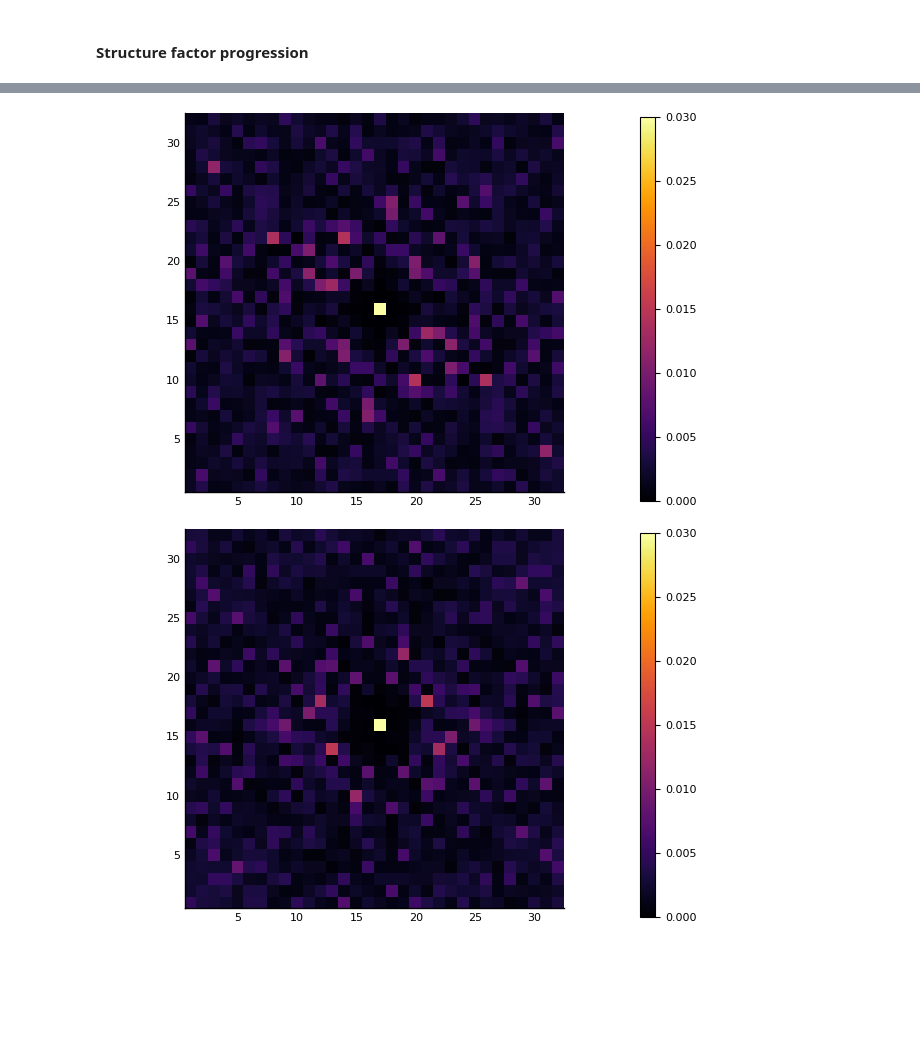
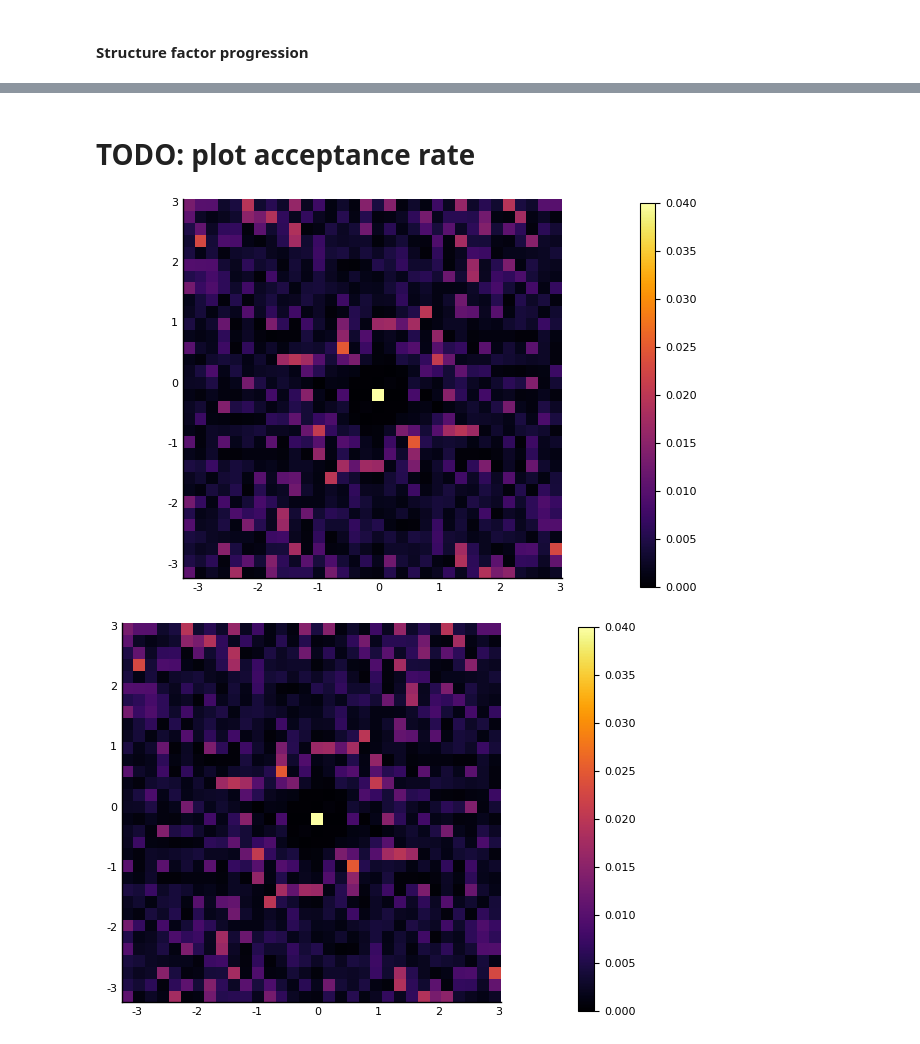
Before and after one commit to 9cco/finite-temp-vortex-lattice, a Jupyter notebook: Notebooks/Script postprocessing - Grid paralellization.ipynb, the cells around one changed output, grey strips where cells are left out. Saved outputs shown, nothing was run; the diff lists cells and outputs as text; code cells hidden in the pictures; blank space fills up the shorter version.

```diff
--- a/Notebooks/Script postprocessing - Grid paralellization.ipynb
+++ b/Notebooks/Script postprocessing - Grid paralellization.ipynb
@@ -188,6 +205,9 @@ vo_di = JLD.load("vorticity.jld")
 S⁺_by_T = vo_di["sp"];
 println("Measures $(length(S⁺_by_T[1]))")
 println("Maximum: $(maximum(S⁺_by_T[rand(1:N_T)][rand(1:M)])/(L₁*L₂*f*two_pi)^2)")
+# Measured k-vector components3
+kx = [two_pi/L₁*(x-1-L₁/2) for x = 1:L₁]
+ky = [two_pi/L₂*(y-1-L₂/2) for y = 1:L₂];
 # Normalizing structure function
 normalization = (L₁*L₂*f*two_pi)^2#(L^2*f*two_pi)^2
 S⁺_by_T = [S⁺_measures./normalization for S⁺_measures in S⁺_by_T];
@@ -215,5 +218,6 @@ removeMiddle (generic function with 1 method)
 # Finding if there is correct normalization
 S⁺_avg = mean(S⁺_by_T[rand(1:N_T)]);
 println(maximum(S⁺_avg))
-heatmap(removeMiddle(S⁺_avg); aspect_ratio=1.0, clims=(0,0.03))
+clim_max = 0.04
+heatmap(kx, ky, removeMiddle(S⁺_avg); aspect_ratio=1.0, clims=(0,clim_max))
 # %% [output]
@@ -276,8 +325,10 @@ Maximum: 1.0000000000000016
+# %% [markdown]
+# TODO: plot acceptance rate
 # %%
 for k = 1:N_T
     S⁺_test = S⁺_col_by_T[k][end]
-    display(heatmap(S⁺_test; aspect_ratio=1.0, clims=(0,0.03)))
+    display(heatmap(kx, ky, S⁺_test; aspect_ratio=1.0, clims=(0,clim_max)))
 end
 # %% [output]
-[figure, old version]
+[figure, new version]
-[figure, old version]
+[figure, new version]
```
Also changed, not shown: parts of 33 cells of this notebook.
